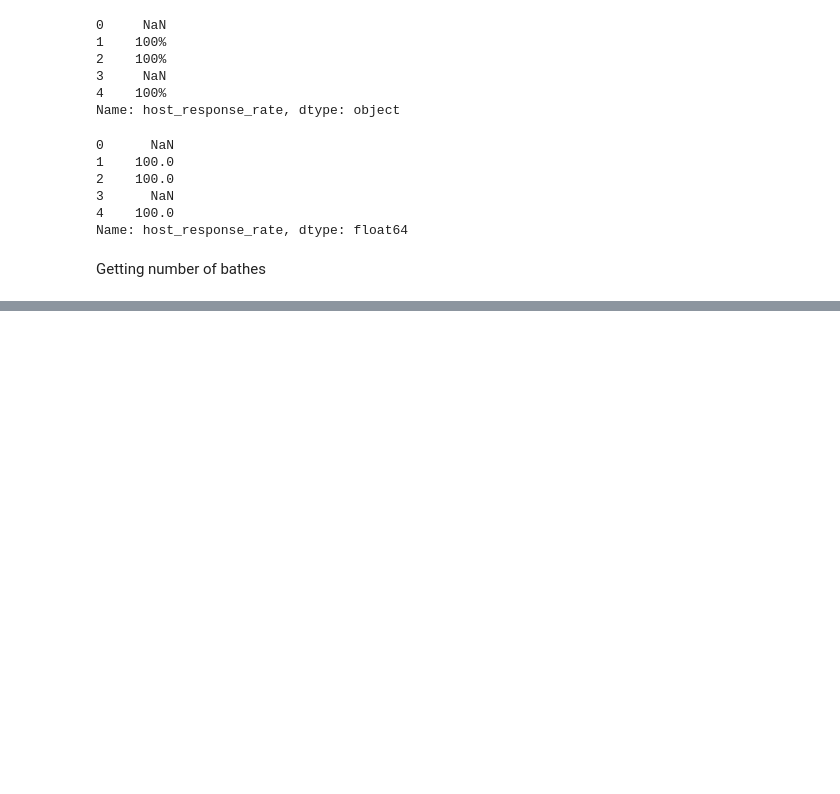
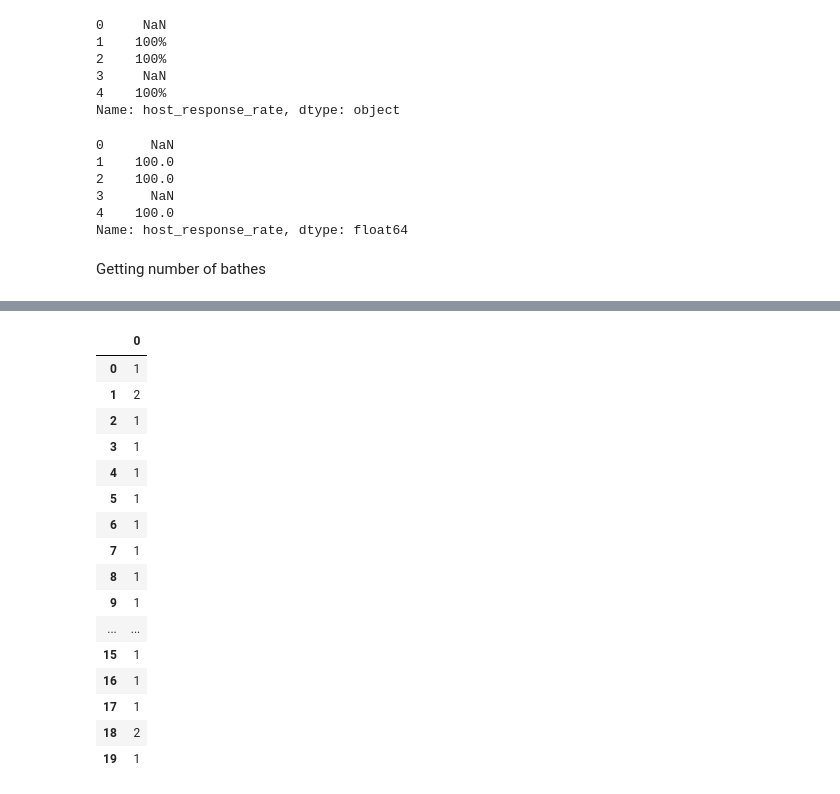
Before and after one commit to pilipentseva/predictions, a Jupyter notebook: Predictions_HW2_airbnb_SD.ipynb, the cells around one changed output, grey strips where cells are left out. Cells and saved outputs as stored; diff of their text form; code cells hidden in the pictures; blank space fills up the shorter version.

Commit message:
bath variable cleaned

```diff
--- a/Predictions_HW2_airbnb_SD.ipynb
+++ b/Predictions_HW2_airbnb_SD.ipynb
@@ -624,0 +645,7 @@ Name: bathrooms_text, dtype: object
+# %%
+df['bathrooms_text'] = df['bathrooms_text'].astype(str) #convert everything in bathroom column to string
+# %%
+# Let's use regex to find the number of baths in the text and add what we found to a list
+a = []
+for just in df['bathrooms_text']:
+    a.append(re.findall(r"(?<![a-zA-Z])[-+]?\d*\.?\d+", just))
@@ -624,0 +685,5 @@ Name: bathrooms_text, dtype: object
+# %%
+# convert this list to normal looking list
+a_flattened = [val for sublist in a for val in sublist]
+
+a_flattened #looks better
@@ -624,0 +708,22 @@ Name: bathrooms_text, dtype: object
+# %%
+df.bath = pd.DataFrame(a_flattened) #make it a separate column in initial df
+# %%
+df.bath.head(20) #look how it looks - good
+# %% [output]
+|  | 0 |
+| 0 | 1 |
+| 1 | 2 |
+| 2 | 1 |
+| 3 | 1 |
+| 4 | 1 |
+| 5 | 1 |
+| 6 | 1 |
+| 7 | 1 |
+| 8 | 1 |
+| 9 | 1 |
+| ... | ... |
+| 15 | 1 |
+| 16 | 1 |
+| 17 | 1 |
+| 18 | 2 |
+| 19 | 1 |
```
Also changed, not shown: parts of 18 cells of this notebook.
